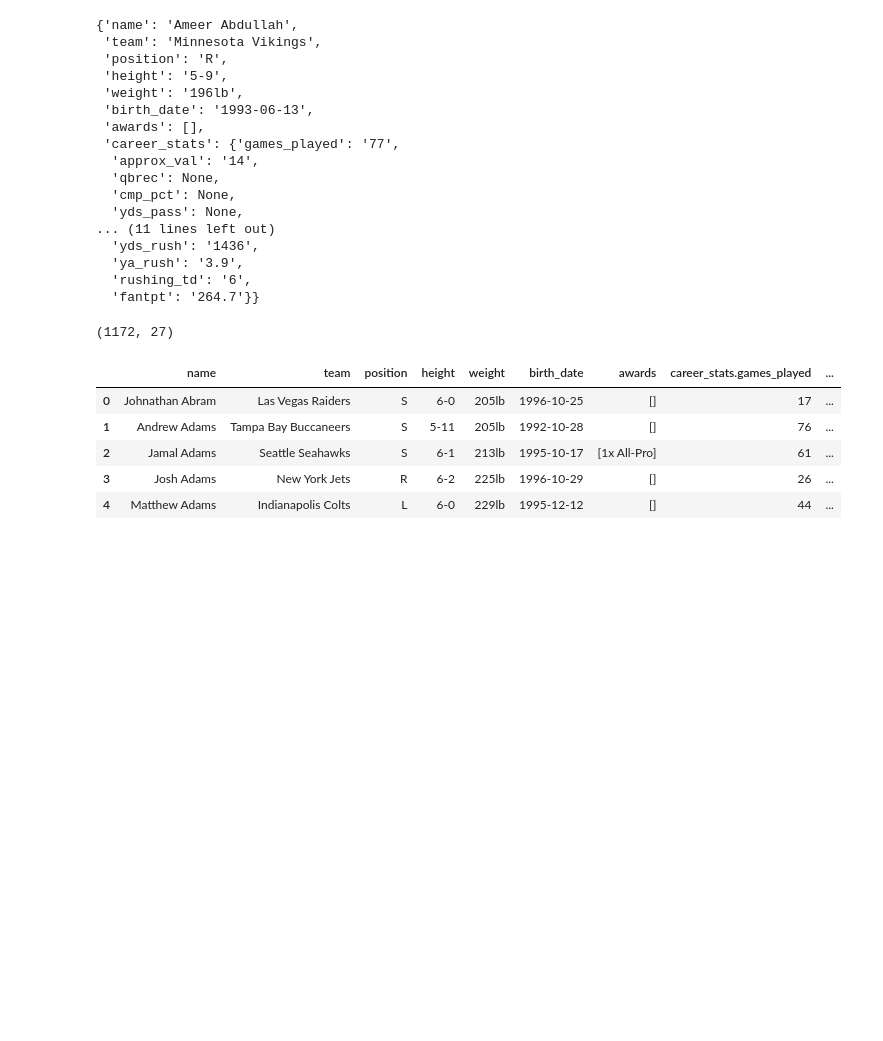
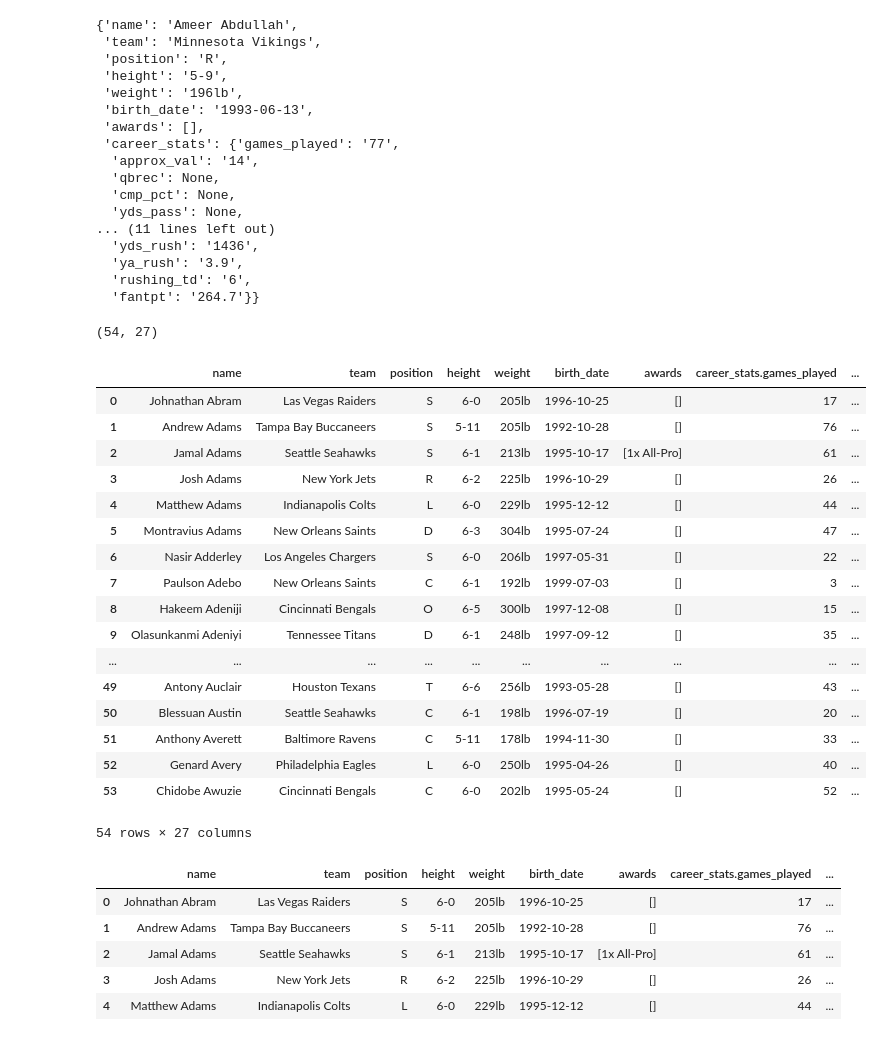
Before and after one commit to viethungha0610/sport-data-scraper, a Jupyter notebook: notebooks/01-hh-nfl-scraper.ipynb, the cells around one changed output. Cells and saved outputs as stored; diff of their text form; code cells hidden in the pictures; blank space fills up the shorter version.

```diff
--- a/notebooks/01-hh-nfl-scraper.ipynb
+++ b/notebooks/01-hh-nfl-scraper.ipynb
@@ -282,12 +284,31 @@ gather_player_info(sample_player_soup)
 # %%
 # Sample scraped DataFrame
 sample_scraped_players_info_df = pd.json_normalize(player_info_list)
 sample_scraped_players_info_df.drop_duplicates(
     subset=["name", "team", "position", "height", "weight", "birth_date"], inplace=True
 )
 print(sample_scraped_players_info_df.shape)
+sample_scraped_players_info_df
 # %% [output]
-(1172, 27)
+(54, 27)
+|  | name | team | position | height | weight | birth_date | awards | career_stats.games_played | ... |
+| 0 | Johnathan Abram | Las Vegas Raiders | S | 6-0 | 205lb | 1996-10-25 | [] | 17 | ... |
+| 1 | Andrew Adams | Tampa Bay Buccaneers | S | 5-11 | 205lb | 1992-10-28 | [] | 76 | ... |
+| 2 | Jamal Adams | Seattle Seahawks | S | 6-1 | 213lb | 1995-10-17 | [1x All-Pro] | 61 | ... |
+| 3 | Josh Adams | New York Jets | R | 6-2 | 225lb | 1996-10-29 | [] | 26 | ... |
+| 4 | Matthew Adams | Indianapolis Colts | L | 6-0 | 229lb | 1995-12-12 | [] | 44 | ... |
+| 5 | Montravius Adams | New Orleans Saints | D | 6-3 | 304lb | 1995-07-24 | [] | 47 | ... |
+| 6 | Nasir Adderley | Los Angeles Chargers | S | 6-0 | 206lb | 1997-05-31 | [] | 22 | ... |
+| 7 | Paulson Adebo | New Orleans Saints | C | 6-1 | 192lb | 1999-07-03 | [] | 3 | ... |
+| 8 | Hakeem Adeniji | Cincinnati Bengals | O | 6-5 | 300lb | 1997-12-08 | [] | 15 | ... |
+| 9 | Olasunkanmi Adeniyi | Tennessee Titans | D | 6-1 | 248lb | 1997-09-12 | [] | 35 | ... |
+| ... | ... | ... | ... | ... | ... | ... | ... | ... | ... |
+| 49 | Antony Auclair | Houston Texans | T | 6-6 | 256lb | 1993-05-28 | [] | 43 | ... |
+| 50 | Blessuan Austin | Seattle Seahawks | C | 6-1 | 198lb | 1996-07-19 | [] | 20 | ... |
+| 51 | Anthony Averett | Baltimore Ravens | C | 5-11 | 178lb | 1994-11-30 | [] | 33 | ... |
+| 52 | Genard Avery | Philadelphia Eagles | L | 6-0 | 250lb | 1995-04-26 | [] | 40 | ... |
+| 53 | Chidobe Awuzie | Cincinnati Bengals | C | 6-0 | 202lb | 1995-05-24 | [] | 52 | ... |
+54 rows × 27 columns
 # %%
 # Outputting file
 sample_scraped_players_info_df.to_csv(
```
Also changed, not shown: parts of 2 cells of this notebook.
